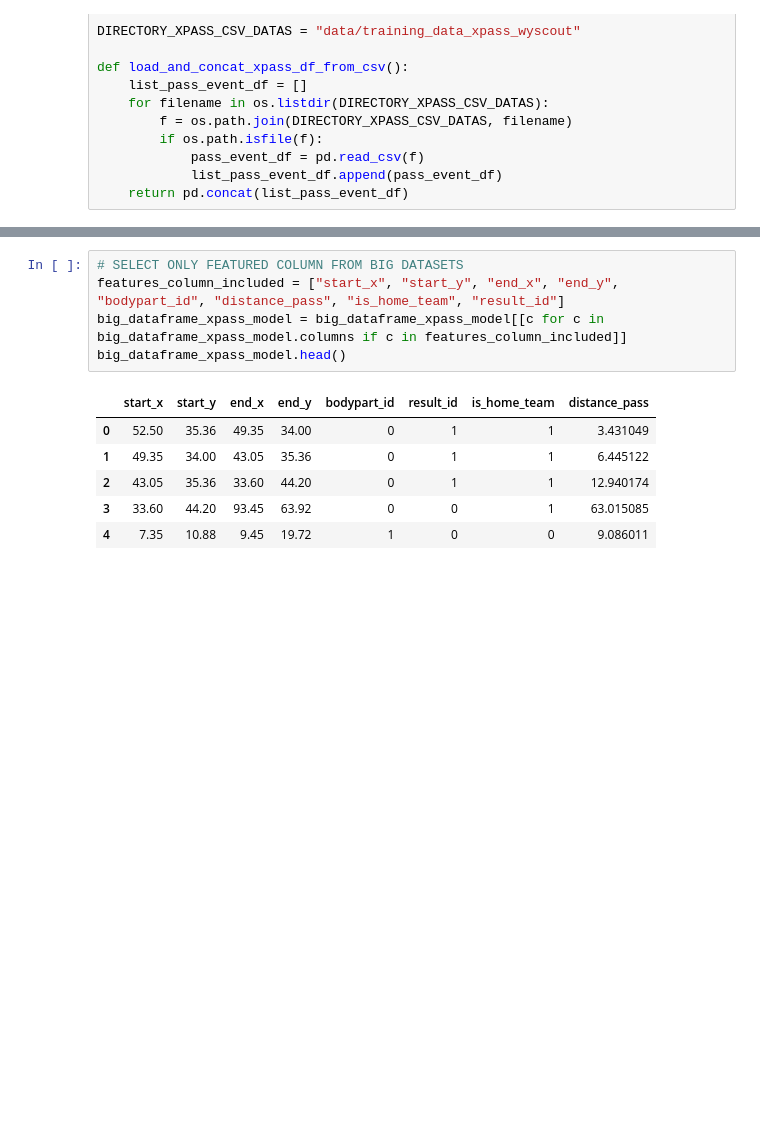
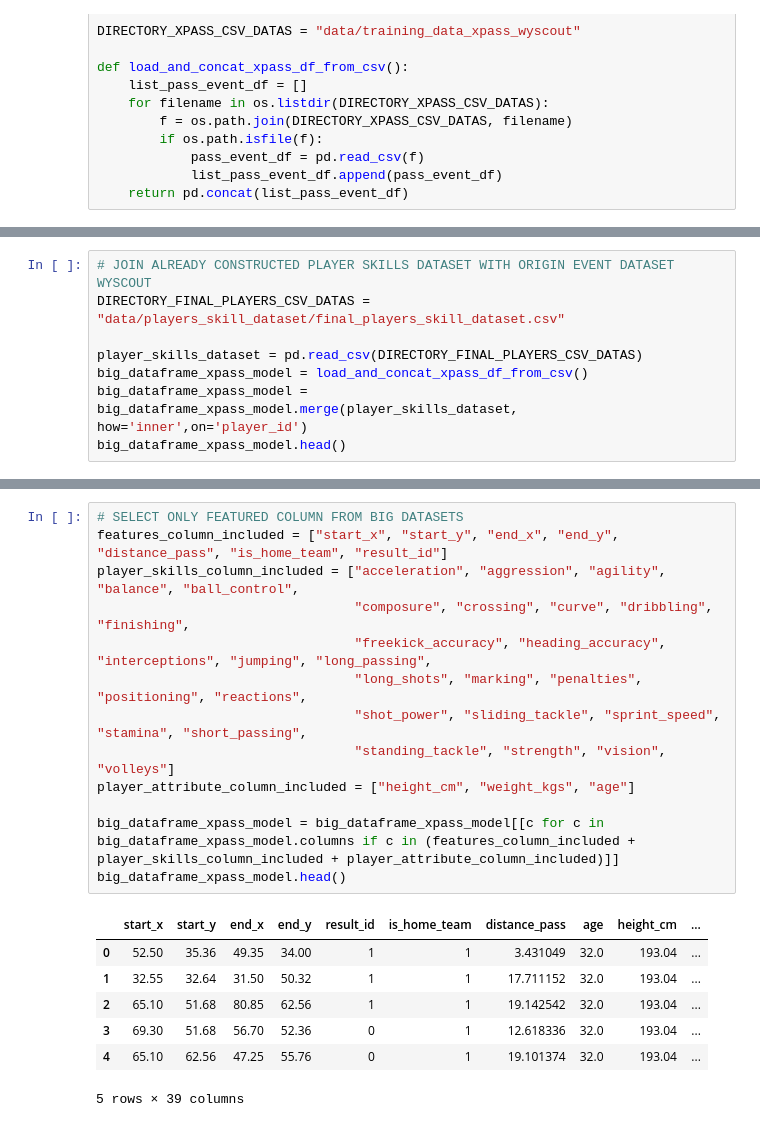
Before and after one commit to Steve23522016/vaep-base-code, a Jupyter notebook: notebooks/expected_passes_model.ipynb, the cells around one changed output, grey strips where cells are left out. Cells and saved outputs as stored; diff of their text form; blank space fills up the shorter version.

Commit message:
Finish implement all scenario case in model xgoal, xpass, and xdribble

```diff
--- a/notebooks/expected_passes_model.ipynb
+++ b/notebooks/expected_passes_model.ipynb
@@ -136,0 +215,8 @@ big_dataframe_xpass_model = load_and_concat_xpass_df_from_csv()
+# %%
+# JOIN ALREADY CONSTRUCTED PLAYER SKILLS DATASET WITH ORIGIN EVENT DATASET WYSCOUT
+DIRECTORY_FINAL_PLAYERS_CSV_DATAS = "data/players_skill_dataset/final_players_skill_dataset.csv"
+
+player_skills_dataset = pd.read_csv(DIRECTORY_FINAL_PLAYERS_CSV_DATAS)
+big_dataframe_xpass_model = load_and_concat_xpass_df_from_csv()
+big_dataframe_xpass_model = big_dataframe_xpass_model.merge(player_skills_dataset, how='inner',on='player_id')
+big_dataframe_xpass_model.head()
@@ -137,12 +231,21 @@ big_dataframe_xpass_model = load_and_concat_xpass_df_from_csv()
 # %%
 # SELECT ONLY FEATURED COLUMN FROM BIG DATASETS
-features_column_included = ["start_x", "start_y", "end_x", "end_y", "bodypart_id", "distance_pass", "is_home_team", "result_id"]
-big_dataframe_xpass_model = big_dataframe_xpass_model[[c for c in big_dataframe_xpass_model.columns if c in features_column_included]]
+features_column_included = ["start_x", "start_y", "end_x", "end_y", "distance_pass", "is_home_team", "result_id"]
+player_skills_column_included = ["acceleration", "aggression", "agility", "balance", "ball_control",
+                                 "composure", "crossing", "curve", "dribbling", "finishing",
+                                 "freekick_accuracy", "heading_accuracy", "interceptions", "jumping", "long_passing",
+                                 "long_shots", "marking", "penalties", "positioning", "reactions",
+                                 "shot_power", "sliding_tackle", "sprint_speed", "stamina", "short_passing",
+                                 "standing_tackle", "strength", "vision", "volleys"]
+player_attribute_column_included = ["height_cm", "weight_kgs", "age"]
+
+big_dataframe_xpass_model = big_dataframe_xpass_model[[c for c in big_dataframe_xpass_model.columns if c in (features_column_included + player_skills_column_included + player_attribute_column_included)]]
 big_dataframe_xpass_model.head()
 # %% [output]
-|  | start_x | start_y | end_x | end_y | bodypart_id | result_id | is_home_team | distance_pass |
-| 0 | 52.50 | 35.36 | 49.35 | 34.00 | 0 | 1 | 1 | 3.431049 |
-| 1 | 49.35 | 34.00 | 43.05 | 35.36 | 0 | 1 | 1 | 6.445122 |
-| 2 | 43.05 | 35.36 | 33.60 | 44.20 | 0 | 1 | 1 | 12.940174 |
-| 3 | 33.60 | 44.20 | 93.45 | 63.92 | 0 | 0 | 1 | 63.015085 |
-| 4 | 7.35 | 10.88 | 9.45 | 19.72 | 1 | 0 | 0 | 9.086011 |
+|  | start_x | start_y | end_x | end_y | result_id | is_home_team | distance_pass | age | height_cm | ... |
+| 0 | 52.50 | 35.36 | 49.35 | 34.00 | 1 | 1 | 3.431049 | 32.0 | 193.04 | ... |
+| 1 | 32.55 | 32.64 | 31.50 | 50.32 | 1 | 1 | 17.711152 | 32.0 | 193.04 | ... |
+| 2 | 65.10 | 51.68 | 80.85 | 62.56 | 1 | 1 | 19.142542 | 32.0 | 193.04 | ... |
+| 3 | 69.30 | 51.68 | 56.70 | 52.36 | 0 | 1 | 12.618336 | 32.0 | 193.04 | ... |
+| 4 | 65.10 | 62.56 | 47.25 | 55.76 | 0 | 1 | 19.101374 | 32.0 | 193.04 | ... |
+5 rows × 39 columns
```
Also changed, not shown: parts of 7 cells of this notebook, 8 other files.
